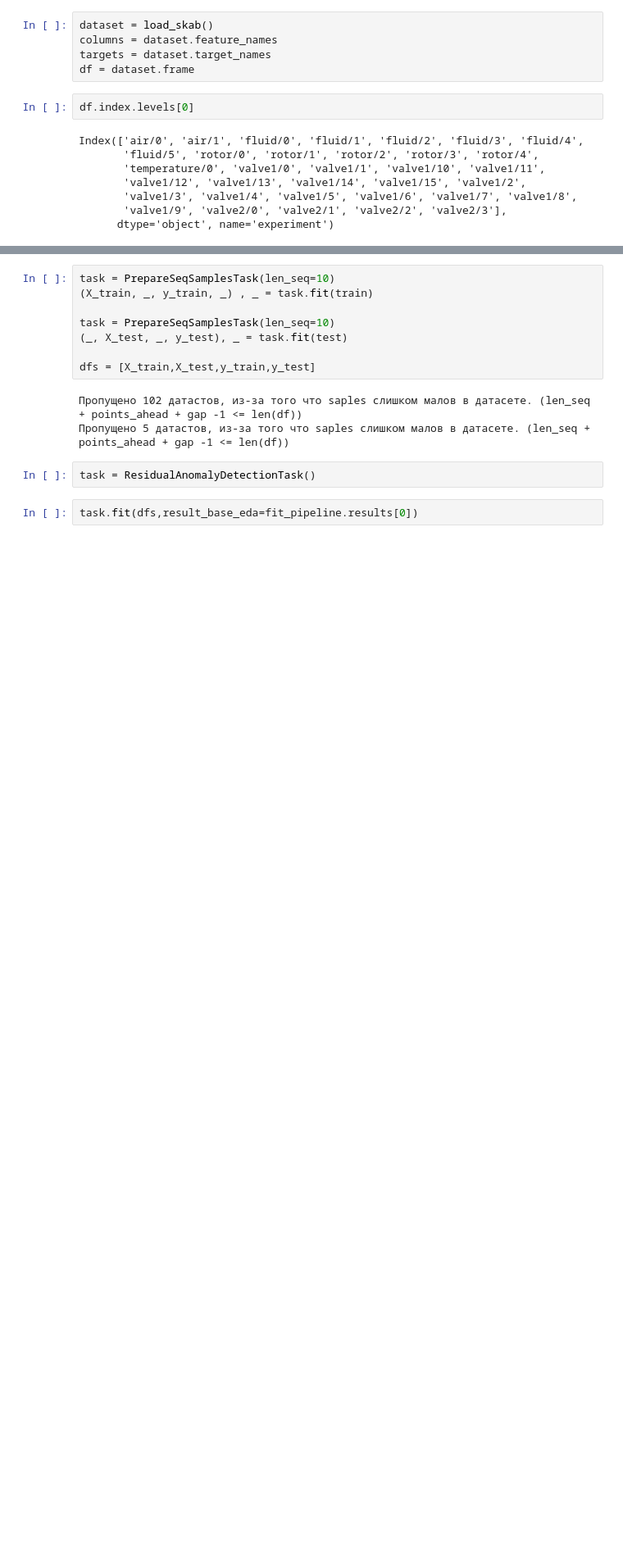
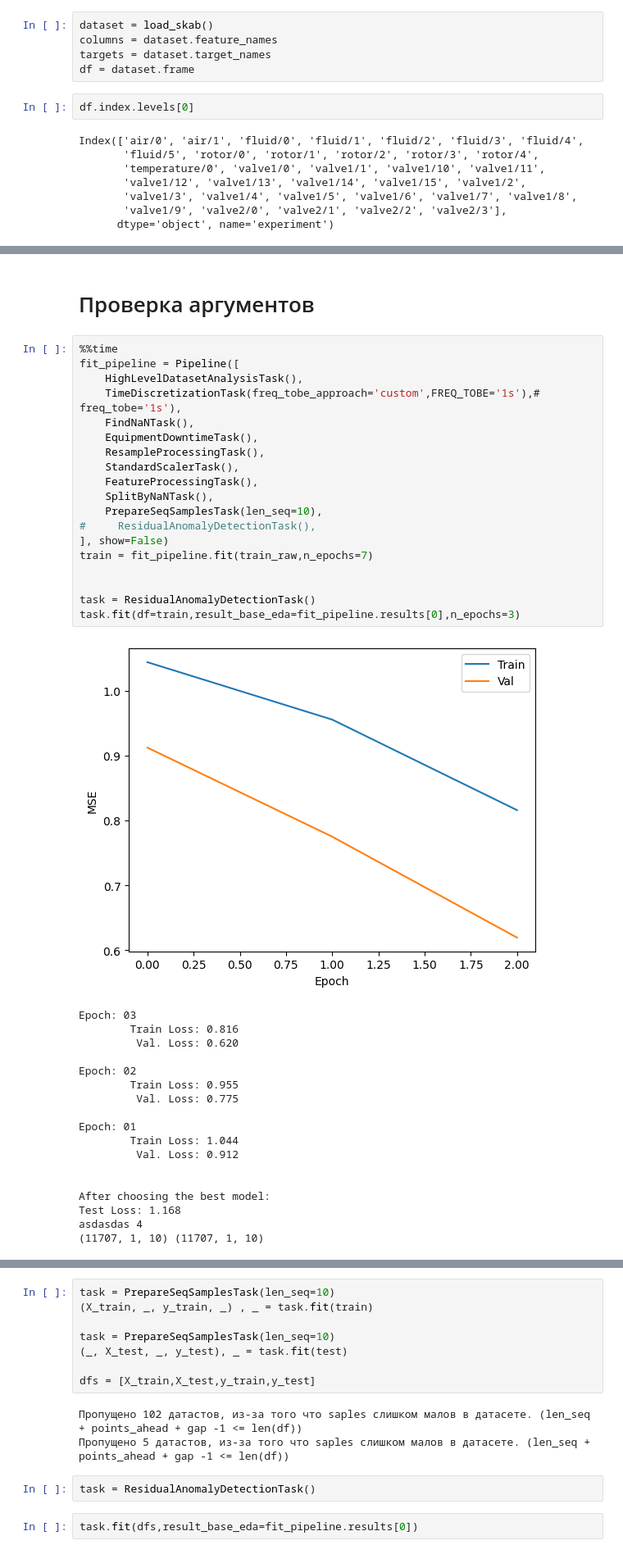
Before and after one commit to waico/tsad, a Jupyter notebook: Tutorials/forecasting-time-series.ipynb, the cells around one changed output, grey strips where cells are left out. Shown at 82% size. Saved outputs shown, nothing was run; the diff lists cells and outputs as text; blank space fills up the shorter version.

```diff
--- a/Tutorials/forecasting-time-series.ipynb
+++ b/Tutorials/forecasting-time-series.ipynb
@@ -74,0 +82,40 @@ None
+# %% [markdown]
+# Проверка аргументов
+# %%
+%%time
+fit_pipeline = Pipeline([
+    HighLevelDatasetAnalysisTask(),
+    TimeDiscretizationTask(freq_tobe_approach='custom',FREQ_TOBE='1s'),# freq_tobe='1s'),
+    FindNaNTask(),
+    EquipmentDowntimeTask(),
+    ResampleProcessingTask(),
+    StandardScalerTask(),
+    FeatureProcessingTask(),
+    SplitByNaNTask(),
+    PrepareSeqSamplesTask(len_seq=10),
+#     ResidualAnomalyDetectionTask(),
+], show=False)
+train = fit_pipeline.fit(train_raw,n_epochs=7)
+
+
+task = ResidualAnomalyDetectionTask()
+task.fit(df=train,result_base_eda=fit_pipeline.results[0],n_epochs=3)
+# %% [output]
+[figure, added]
+Epoch: 03
+        Train Loss: 0.816
+         Val. Loss: 0.620
+
+Epoch: 02
+        Train Loss: 0.955
+         Val. Loss: 0.775
+
+Epoch: 01
+        Train Loss: 1.044
+         Val. Loss: 0.912
+
+
+After choosing the best model:
+Test Loss: 1.168
+asdasdas 4
+(11707, 1, 10) (11707, 1, 10)
```
Also changed, not shown: parts of 6 cells of this notebook, 3 other files.
